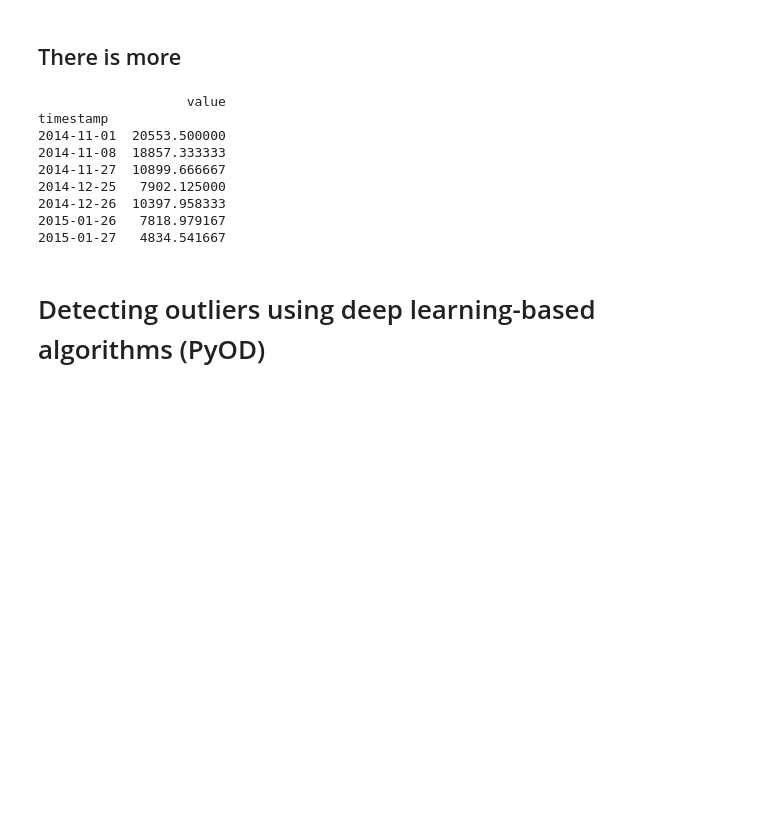
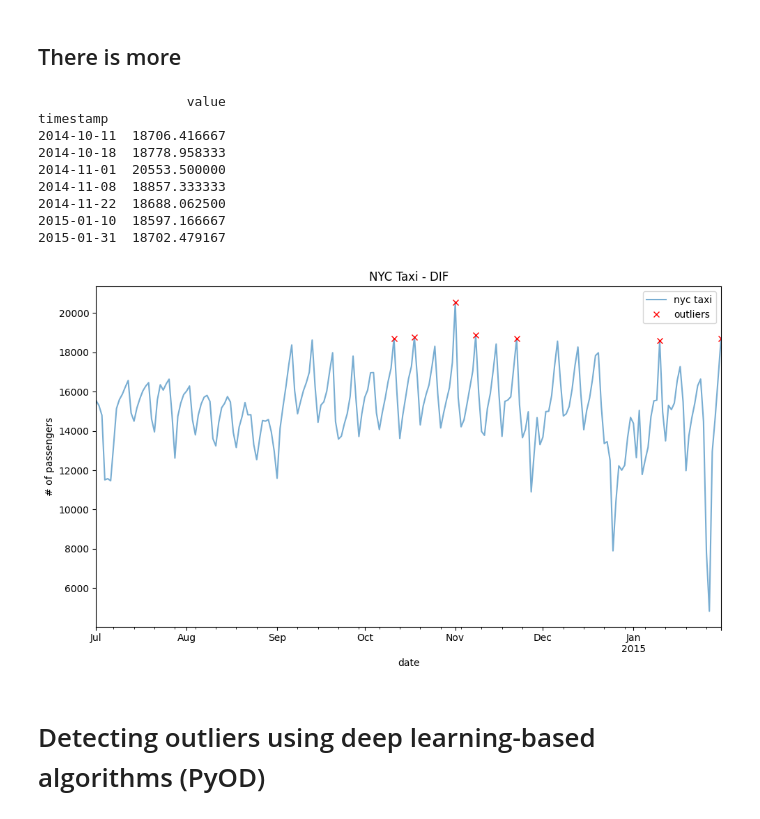
Before and after one commit to PacktPublishing/Time-Series-Analysis-with-Python-Cookbook-Second-Edition, a Jupyter notebook: code/Ch14/Chapter 14.ipynb, the cells around one changed output. Drawn from its saved outputs; the diff is of its cells as text; code cells hidden in the pictures; blank space fills up the shorter version.

```diff
--- a/code/Ch14/Chapter 14.ipynb
+++ b/code/Ch14/Chapter 14.ipynb
@@ -1341,24 +1350,28 @@ import warnings
 warnings.filterwarnings('ignore')
 
 # Initialize and fit the DIF model
-dif = DIF(contamination=0.03)
+dif = DIF(contamination=0.03, n_estimators=30, )
 dif.fit(tx)
 
 # Get outliers
-dif_scores = dif.decision_function(tx)
+dif_scores = dif.decision_scores_
 dif_threshold = np.quantile(dif_scores, 0.97)  # Adjust percentile as needed
 dif_outliers = tx[dif_scores > dif_threshold]
 print(dif_outliers)
 # %% [output]
                    value
 timestamp
+2014-10-11  18706.416667
+2014-10-18  18778.958333
 2014-11-01  20553.500000
 2014-11-08  18857.333333
-2014-11-27  10899.666667
-2014-12-25   7902.125000
-2014-12-26  10397.958333
-2015-01-26   7818.979167
-2015-01-27   4834.541667
+2014-11-22  18688.062500
+2015-01-10  18597.166667
+2015-01-31  18702.479167
+# %%
+plot_outliers(dif_outliers, tx, 'DIF')
+# %% [output]
+[figure, added]
 # %% [markdown]
 # Detecting outliers using deep learning-based algorithms (PyOD)
 # %%
```
Also changed, not shown: parts of 10 cells of this notebook.
